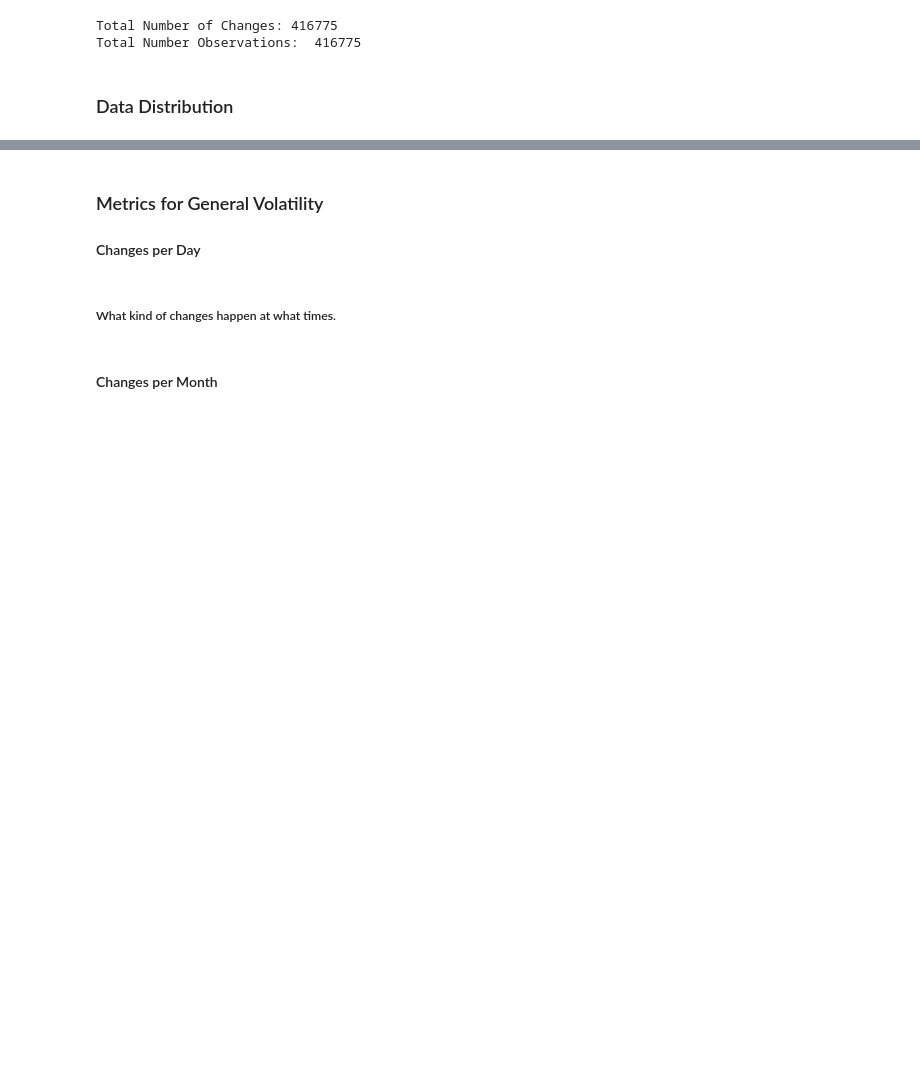
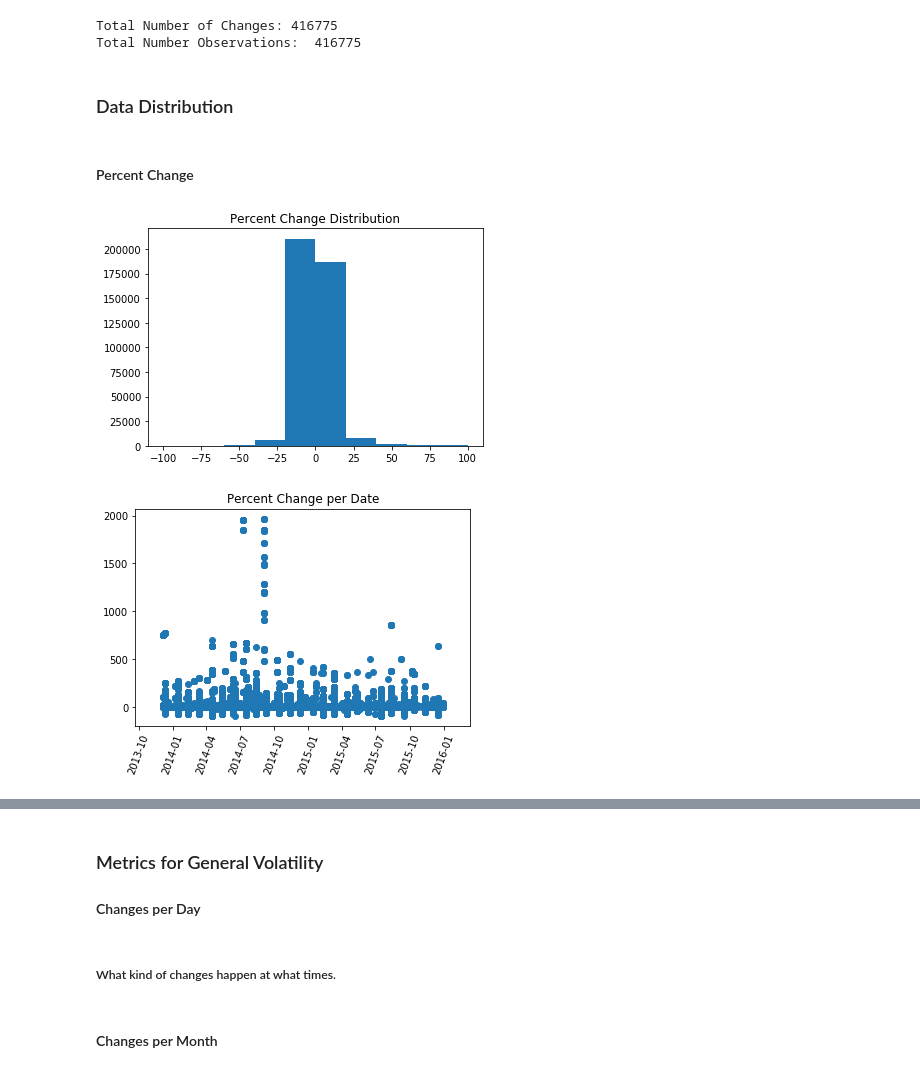
Before and after one commit to Cervantes92/drug-prices, a Jupyter notebook: main.ipynb, the cells around one changed output, grey strips where cells are left out. Drawn from its saved outputs; the diff is of its cells as text; code cells hidden in the pictures; blank space fills up the shorter version.

Commit message:
EDA: scatterplots, distributions for select features

```diff
--- a/main.ipynb
+++ b/main.ipynb
@@ -243,4 +244,19 @@ Total Number Observations:  416775
 # %% [markdown]
 ### Data Distribution
 # %%
-data = raw['drug_name', 'start_date', 'year-month', 'old_nadac_per_unit', 'new_nadac_per_unit', '']
+data = raw[['drug_name','start_date', 'year-month', 'old_nadac_per_unit', 'new_nadac_per_unit', 'scaled_old_per_unit',\
+          'scaled_new_per_unit', 'percent_change', 'scaled_percent_change']]
+# %% [markdown]
+#### Percent Change
+# %%
+plt.title('Percent Change Distribution')
+plt.hist(data['percent_change'], range = (-100, 100))
+plt.show()
+
+plt.title('Percent Change per Date')
+plt.scatter(data['start_date'], data['percent_change'])
+plt.xticks(rotation = 70)
+plt.show()
+# %% [output]
+[figure, added]
+[figure, added]
```
Also changed, not shown: parts of 7 cells of this notebook.
